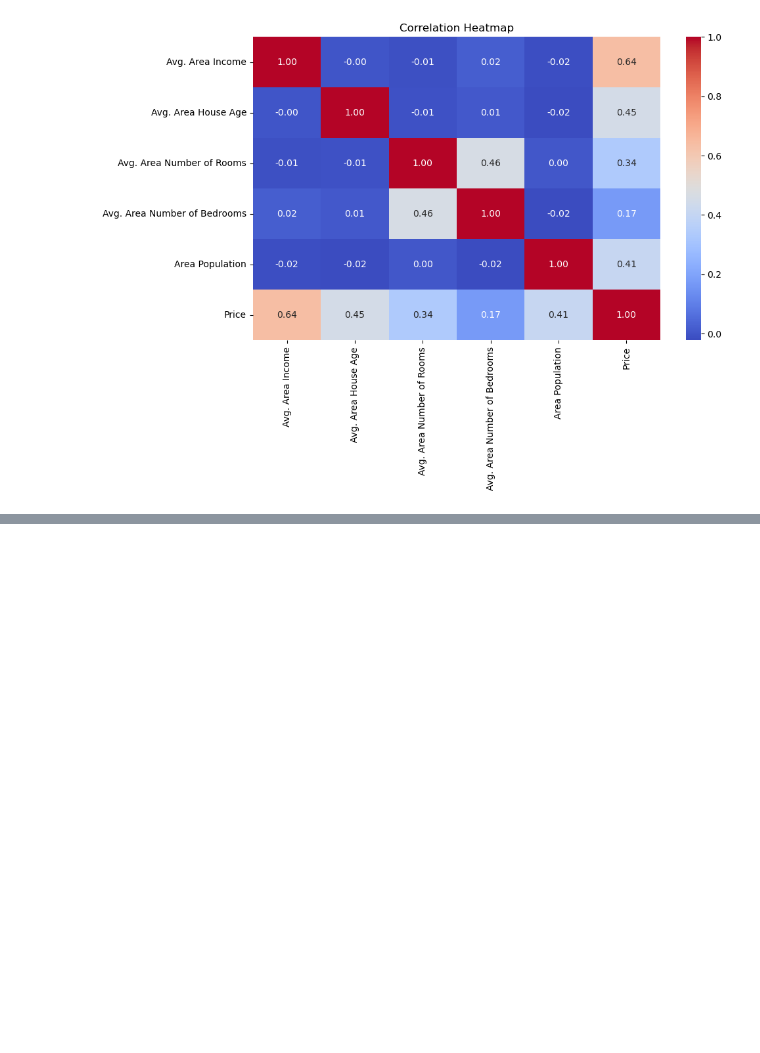
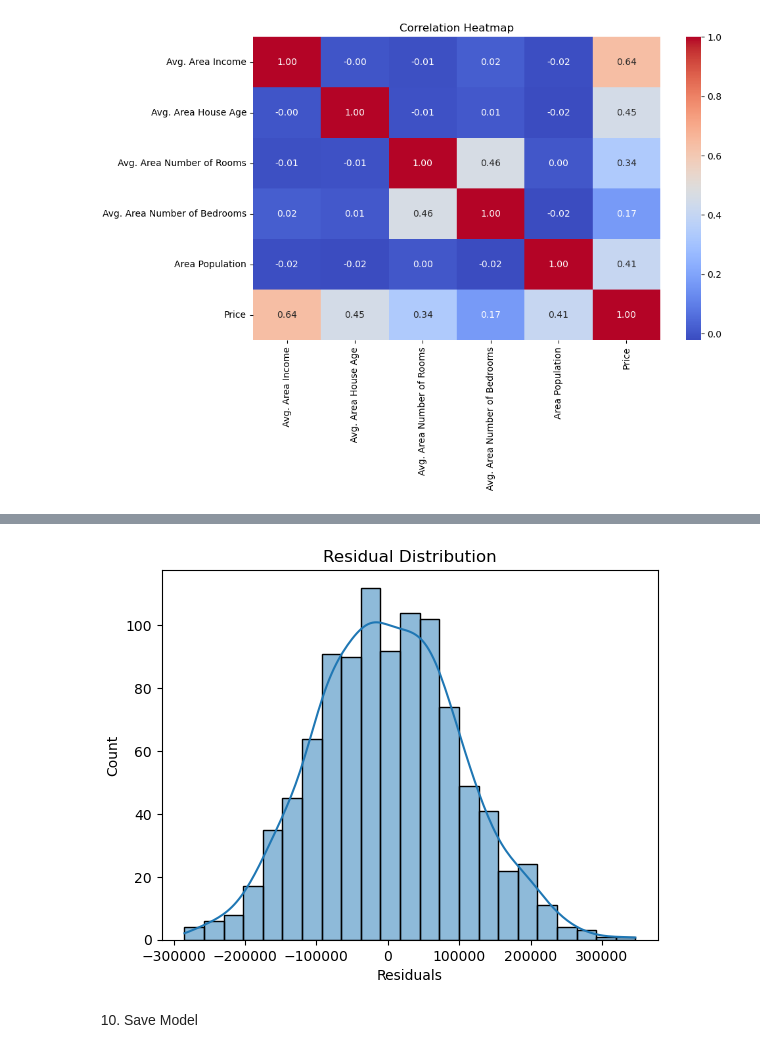
Before and after one commit to Chauhanekta21/usa-house-price-prediction, a Jupyter notebook: jupyter_notebook/usa_housing_price prediction.ipynb, the cells around one changed output, grey strips where cells are left out. Cells and saved outputs as stored; diff of their text form; code cells hidden in the pictures; blank space fills up the shorter version.

```diff
--- a/jupyter_notebook/usa_housing_price prediction.ipynb
+++ b/jupyter_notebook/usa_housing_price prediction.ipynb
@@ -164,0 +210,9 @@ We use Ridge Regression just like industry practice.
+# %%
+sns.histplot(residuals, kde=True)
+plt.xlabel('Residuals')
+plt.title('Residual Distribution')
+plt.show()
+# %% [output]
+[figure, added]
+# %% [markdown]
+10. Save Model
```
Also changed, not shown: parts of 30 cells of this notebook.
